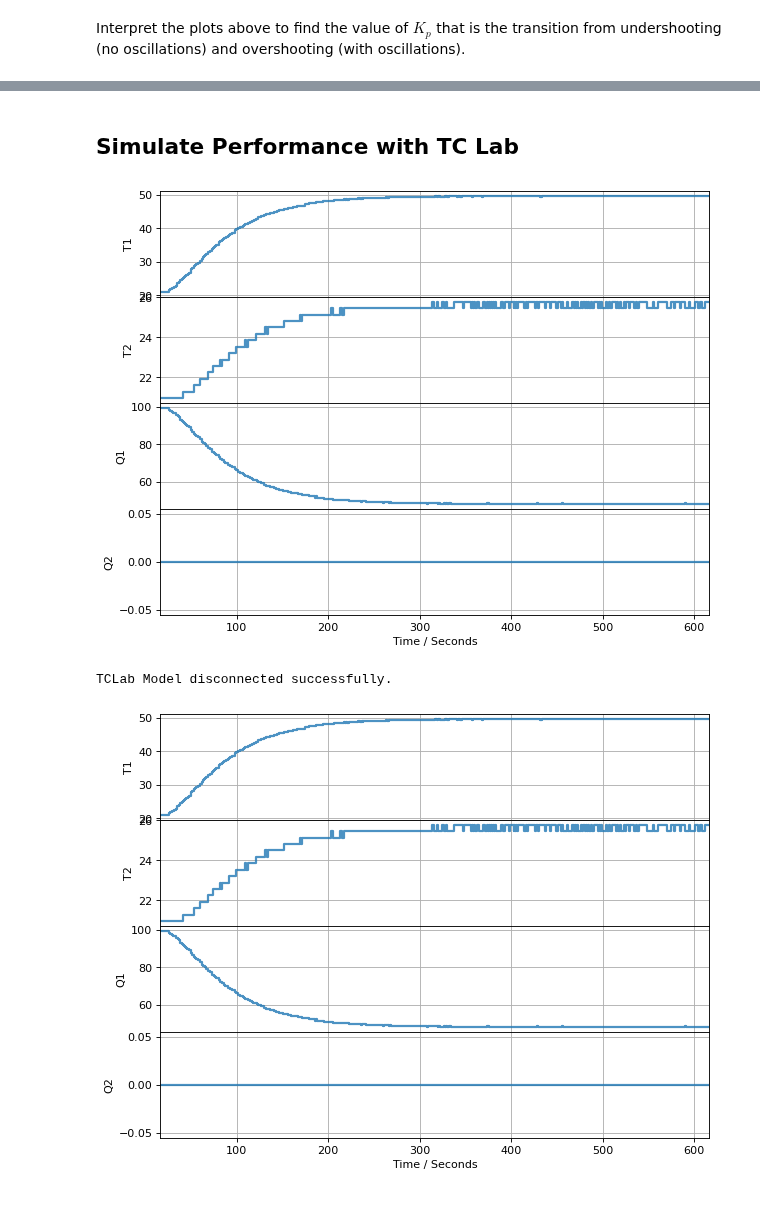
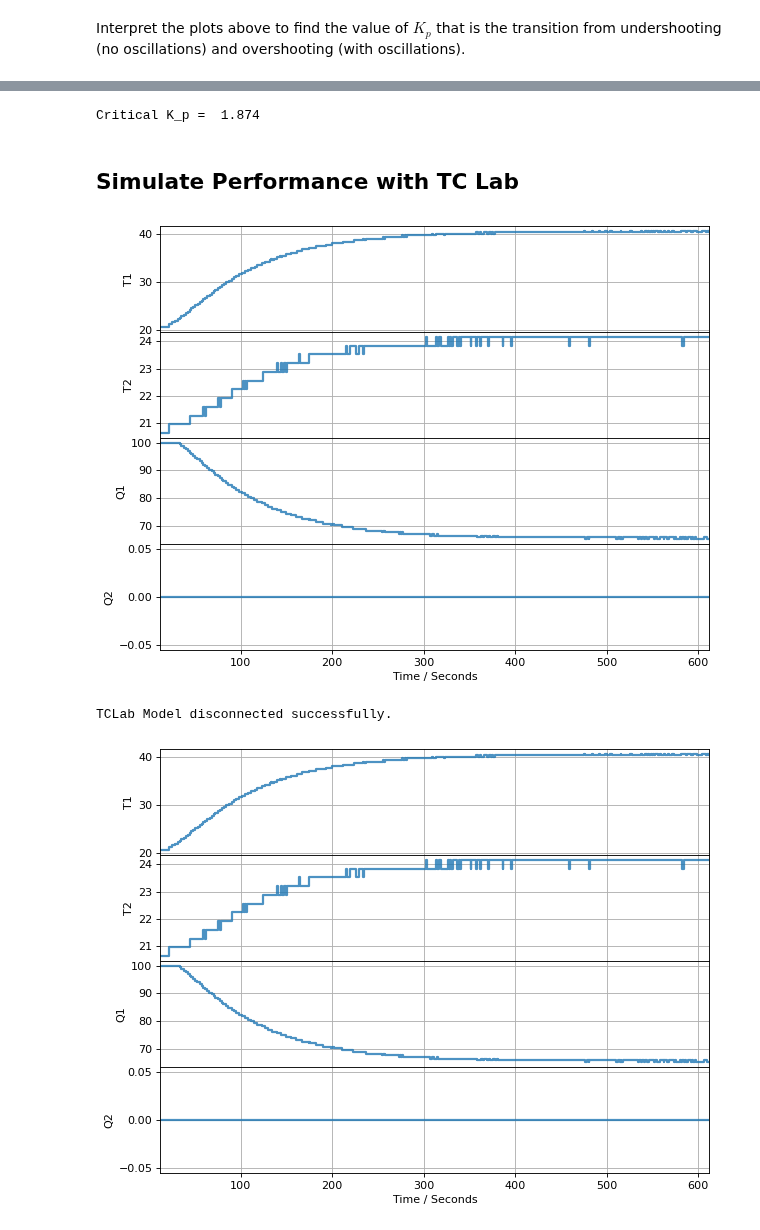
Before and after one commit to jckantor/cbe30338-book, a Jupyter notebook: notebooks/03.08-P-Controller-Analysis.ipynb, the cells around one changed output, grey strips where cells are left out. Cells and saved outputs as stored; diff of their text form; code cells hidden in the pictures.

Commit message:
Finished notebook on P controller analysis.

```diff
--- a/notebooks/03.08-P-Controller-Analysis.ipynb
+++ b/notebooks/03.08-P-Controller-Analysis.ipynb
@@ -317,7 +390,12 @@ array([-0.0299205 +0.j, -0.02297615+0.j])
+# %%
+K_p_critical = (CpS*Ub + (Ua + Ub)*CpH)**2/(4*CpH*CpS*Ub*alpha*P1) - Ua/(alpha*P1)
+print("Critical K_p = ",round(K_p_critical,3))
+# %% [output]
+Critical K_p =  1.874
 # %% [markdown]
 ## Simulate Performance with TC Lab
 # %%
-def P_only(Kp=1.8, MV_bar=0):
+def P_only(Kp=1.9, MV_bar=0):
     """ Basic proportional only controller
 
     Arguments:
@@ -331,39 +409,55 @@ def P_only(Kp=1.8, MV_bar=0):
 
     # Initialize with MV_bar
     MV = MV_bar
 
     while True:
         SP, PV, MV = yield MV
         e = PV - SP # calculate error
         MV = MV_bar - Kp*e # apply control law
         MV = max(MV_min, min(MV_max, MV)) # Apply upper and lower bounds
 
 %matplotlib inline
 from tclab import setup, clock, Historian, Plotter
 
 # Initialize in simulation mode
 TCLab = setup(connected=False, speedup = 20)
 
 SP = 50 # set point, deg C
 tfinal = 600 # simulation horizon, seconds
 t_step = 1 # time step, seconds
-u_star = Ua*(SP-T_amb) / (alpha*100) # u at steady-state
+u_star = Ua*(SP-T_amb) / (alpha*P1) # u at steady-state
 print("MV_bar =",u_star)
 
 # create control loop
 controller1 = P_only(MV_bar=u_star)
 controller1.send(None)
 
 with TCLab() as lab:
+    # Create historican and plotter
     h = Historian(lab.sources)
     p = Plotter(h, tfinal)
+
+    # initialize maximum power for heater 1
+    lab.P1 = P1
+
+
+    # Loop over the time steps
     for t in clock(tfinal, t_step):
-        PV = lab.T1                                     # measure the the process variable
-        MV = lab.U1                                     # get manipulated variable
-        MV = controller1.send([SP, PV, MV])             # P control to determine the MV
-        lab.Q1(MV)                                      # set the heater power
-        p.update()                                      # log data
+        # measure the the process variable (sense)
+        PV = lab.T1
+
+        # get manipulated variable (sense)
+        MV = lab.U1
+
+        # P control to determine the MV (compute)
+        MV = controller1.send([SP, PV, MV])
+
+        # set the heater power (actuate)
+        lab.Q1(MV)
+
+        # log data
+        p.update()
 # %% [output]
-[figure, old version]
+[figure, new version]
 TCLab Model disconnected successfully.
-[figure, old version]
+[figure, new version]
```
Also changed, not shown: parts of 26 cells of this notebook.
